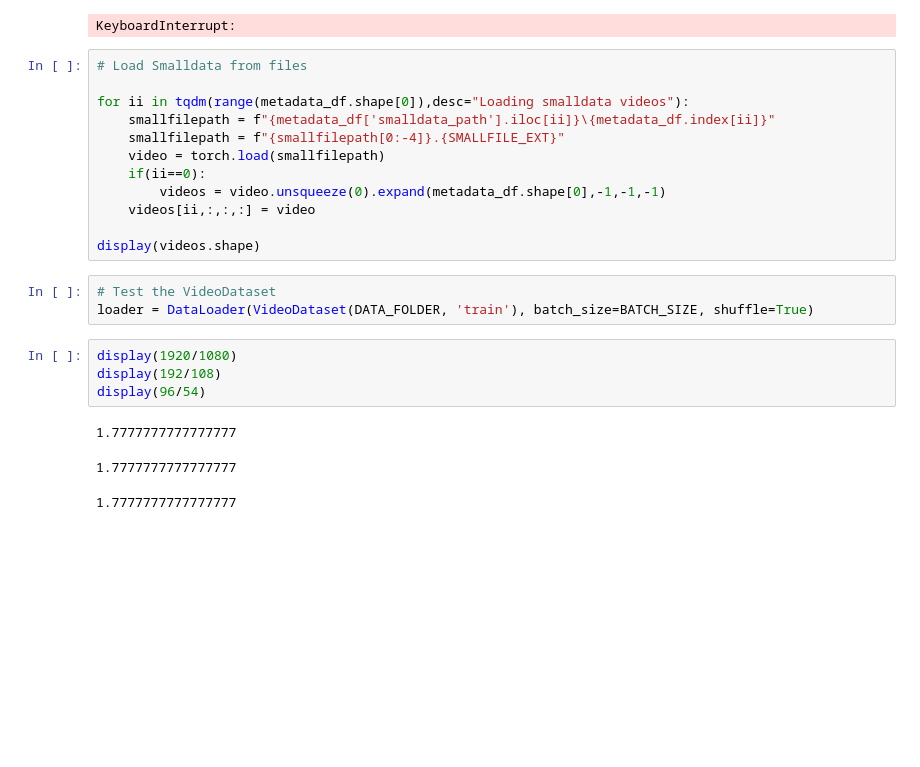
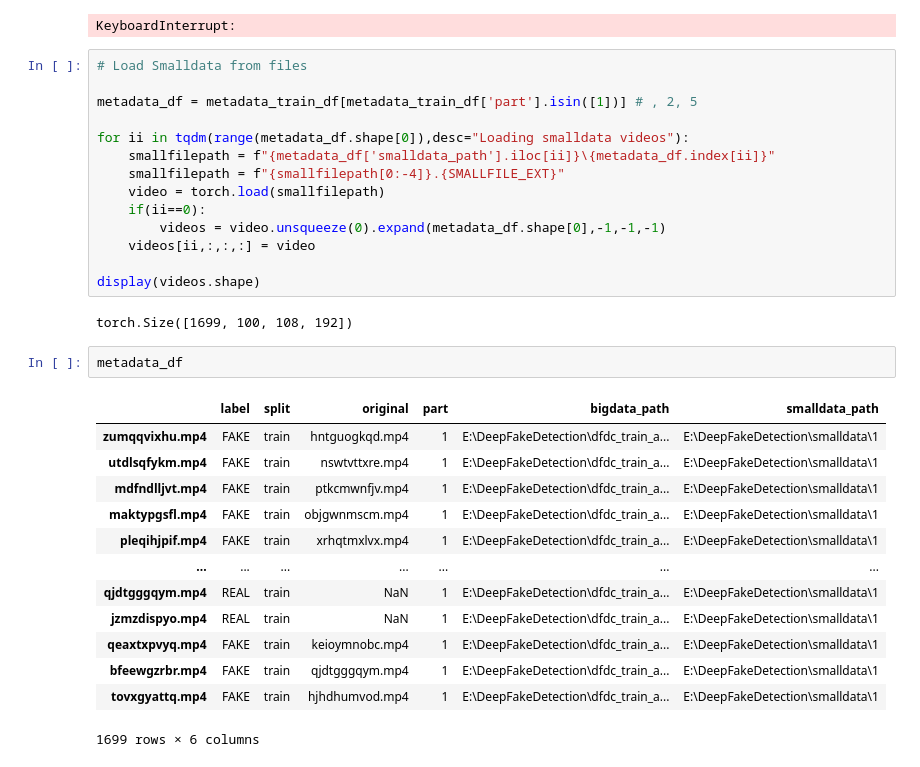
Before and after one commit to VictorMel/DeepFakeDetection, a Jupyter notebook: prj_DeepFakeVideoDetection_1.ipynb, the cells around one changed output. Cells and saved outputs as stored; diff of their text form; blank space fills up the shorter version.

```diff
--- a/prj_DeepFakeVideoDetection_1.ipynb
+++ b/prj_DeepFakeVideoDetection_1.ipynb
@@ -198,6 +199,8 @@ if(RUN_OFFLINE):
 KeyboardInterrupt:
 # %%
 # Load Smalldata from files
+
+metadata_df = metadata_train_df[metadata_train_df['part'].isin([1])] # , 2, 5
 
 for ii in tqdm(range(metadata_df.shape[0]),desc="Loading smalldata videos"):
     smallfilepath = f"{metadata_df['smalldata_path'].iloc[ii]}\{metadata_df.index[ii]}"
@@ -208,14 +211,21 @@ for ii in tqdm(range(metadata_df.shape[0]),desc="Loading smalldata videos"):
     videos[ii,:,:,:] = video
 
 display(videos.shape)
+# %% [output]
+torch.Size([1699, 100, 108, 192])
-# %%
-# Test the VideoDataset
-loader = DataLoader(VideoDataset(DATA_FOLDER, 'train'), batch_size=BATCH_SIZE, shuffle=True)
-# %%
-display(1920/1080)
-display(192/108)
-display(96/54)
-# %% [output]
-1.7777777777777777
-1.7777777777777777
-1.7777777777777777
+# %%
+metadata_df
+# %% [output]
+|  | label | split | original | part | bigdata_path | smalldata_path |
+| zumqqvixhu.mp4 | FAKE | train | hntguogkqd.mp4 | 1 | E:\DeepFakeDetection\dfdc_train_a... | E:\DeepFakeDetection\smalldata\1 |
+| utdlsqfykm.mp4 | FAKE | train | nswtvttxre.mp4 | 1 | E:\DeepFakeDetection\dfdc_train_a... | E:\DeepFakeDetection\smalldata\1 |
+| mdfndlljvt.mp4 | FAKE | train | ptkcmwnfjv.mp4 | 1 | E:\DeepFakeDetection\dfdc_train_a... | E:\DeepFakeDetection\smalldata\1 |
+| maktypgsfl.mp4 | FAKE | train | objgwnmscm.mp4 | 1 | E:\DeepFakeDetection\dfdc_train_a... | E:\DeepFakeDetection\smalldata\1 |
+| pleqihjpif.mp4 | FAKE | train | xrhqtmxlvx.mp4 | 1 | E:\DeepFakeDetection\dfdc_train_a... | E:\DeepFakeDetection\smalldata\1 |
+| ... | ... | ... | ... | ... | ... | ... |
+| qjdtgggqym.mp4 | REAL | train | NaN | 1 | E:\DeepFakeDetection\dfdc_train_a... | E:\DeepFakeDetection\smalldata\1 |
+| jzmzdispyo.mp4 | REAL | train | NaN | 1 | E:\DeepFakeDetection\dfdc_train_a... | E:\DeepFakeDetection\smalldata\1 |
+| qeaxtxpvyq.mp4 | FAKE | train | keioymnobc.mp4 | 1 | E:\DeepFakeDetection\dfdc_train_a... | E:\DeepFakeDetection\smalldata\1 |
+| bfeewgzrbr.mp4 | FAKE | train | qjdtgggqym.mp4 | 1 | E:\DeepFakeDetection\dfdc_train_a... | E:\DeepFakeDetection\smalldata\1 |
+| tovxgyattq.mp4 | FAKE | train | hjhdhumvod.mp4 | 1 | E:\DeepFakeDetection\dfdc_train_a... | E:\DeepFakeDetection\smalldata\1 |
+1699 rows × 6 columns
```
Also changed, not shown: parts of 4 cells of this notebook, 2 other files.
